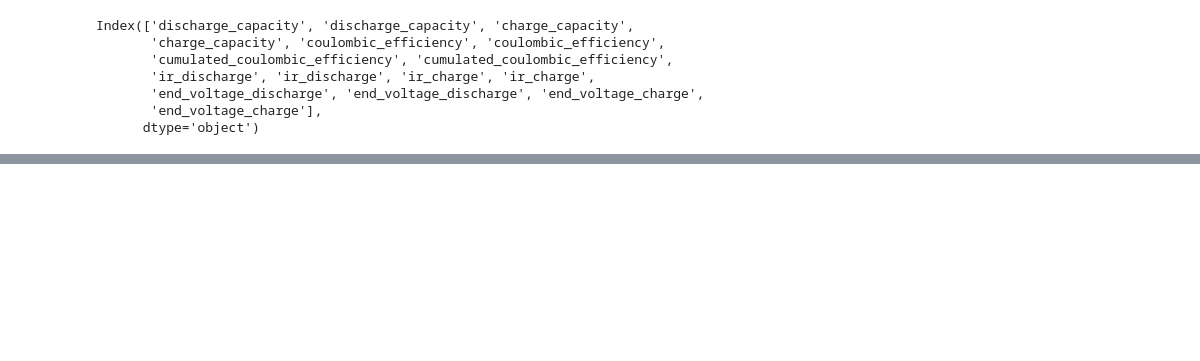
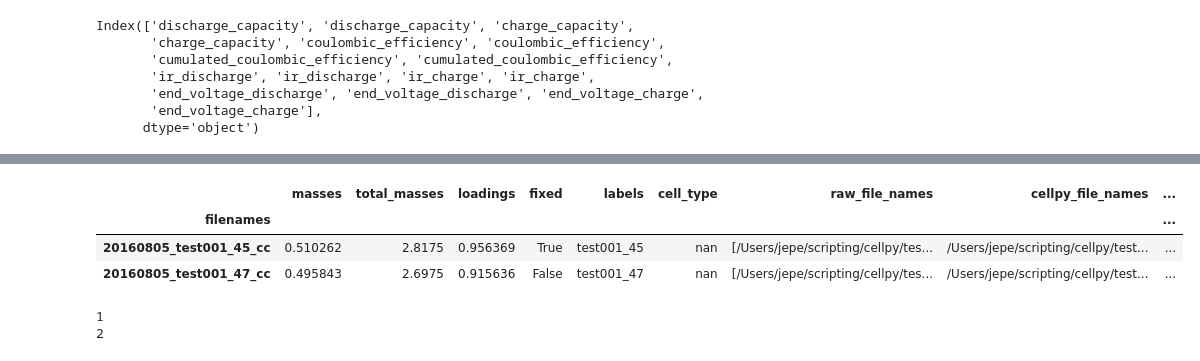
Before and after one commit to jepegit/cellpy, a Jupyter notebook: dev_utils/batch_processing.ipynb, the cells around one changed output, grey strips where cells are left out. Drawn from its saved outputs; the diff is of its cells as text; code cells hidden in the pictures; blank space fills up the shorter version.

```diff
--- a/dev_utils/batch_processing.ipynb
+++ b/dev_utils/batch_processing.ipynb
@@ -202,0 +200,19 @@ show(p)
+# %%
+b.info_df
+# %% [output]
+|  | masses | total_masses | loadings | fixed | labels | cell_type | raw_file_names | cellpy_file_names | ... |
+| filenames |  |  |  |  |  |  |  |  | ... |
+| 20160805_test001_45_cc | 0.510262 | 2.8175 | 0.956369 | True | test001_45 | nan | [/Users/jepe/scripting/cellpy/tes... | /Users/jepe/scripting/cellpy/test... | ... |
+| 20160805_test001_47_cc | 0.495843 | 2.6975 | 0.915636 | False | test001_47 | nan | [/Users/jepe/scripting/cellpy/tes... | /Users/jepe/scripting/cellpy/test... | ... |
+# %%
+def look_up_group(info, c):
+    x = info.loc[c, "groups"]
+    return int(x)
+
+cols = discharge_capacity.columns.get_level_values(0)
+for c in cols:
+    g = look_up_group(b.info_df, c)
+    print(g)
+# %% [output]
+1
+2
```
Also changed, not shown: parts of 9 cells of this notebook, 2 other files.
